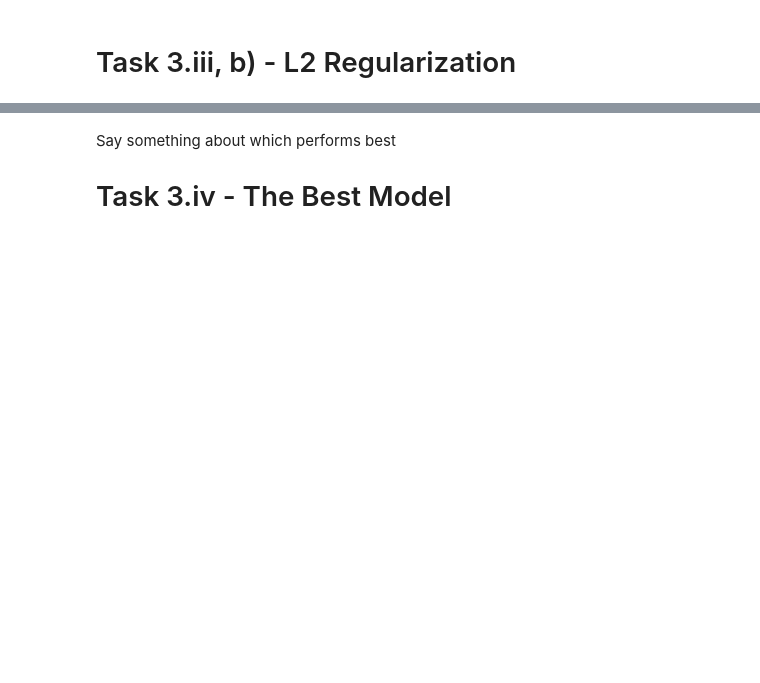
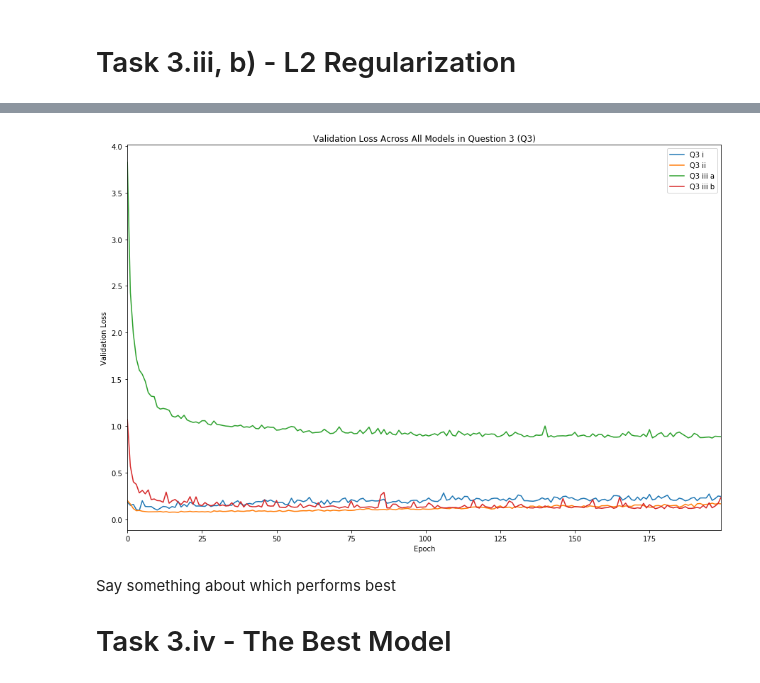
Before and after one commit to tamos/MACS30200proj, a Jupyter notebook: ProblemSets/PS3/PS3_TylerAmos.ipynb, the cells around one changed output, grey strips where cells are left out. Saved outputs shown, nothing was run; the diff lists cells and outputs as text; code cells hidden in the pictures; blank space fills up the shorter version.

```diff
--- a/ProblemSets/PS3/PS3_TylerAmos.ipynb
+++ b/ProblemSets/PS3/PS3_TylerAmos.ipynb
@@ -207,3 +194,22 @@ plt.xlabel("Epoch");
+# %%
+df_i = pd.read_csv('q3_i_results.csv')
+df_ii = pd.read_csv('q3_ii_results.csv')
+df_iii_a = pd.read_csv('q3_iii_a_results.csv')
+df_iii_b = pd.read_csv('q3_iii_b_results.csv')
+
+# plot initial vs dropout vs l1 vs l2 regularized models
+df = pd.DataFrame()
+df['Q3 i'] = pd.read_csv('q3_i_results.csv')['val_loss']
+df['Q3 ii'] = pd.read_csv('q3_ii_results.csv')['val_loss']
+df['Q3 iii a'] = pd.read_csv('q3_iii_a_results.csv')['val_loss']
+df['Q3 iii b'] = pd.read_csv('q3_iii_b_results.csv')['val_loss']
+
+df.plot(figsize = (15,10))
+plt.title("Validation Loss Across All Models in Question 3 (Q3)")
+plt.ylabel("Validation Loss")
+plt.xlabel("Epoch");
+# %% [output]
+[figure, added]
 # %% [markdown]
 Say something about which performs best
 
```
Also changed, not shown: parts of 11 cells of this notebook.
